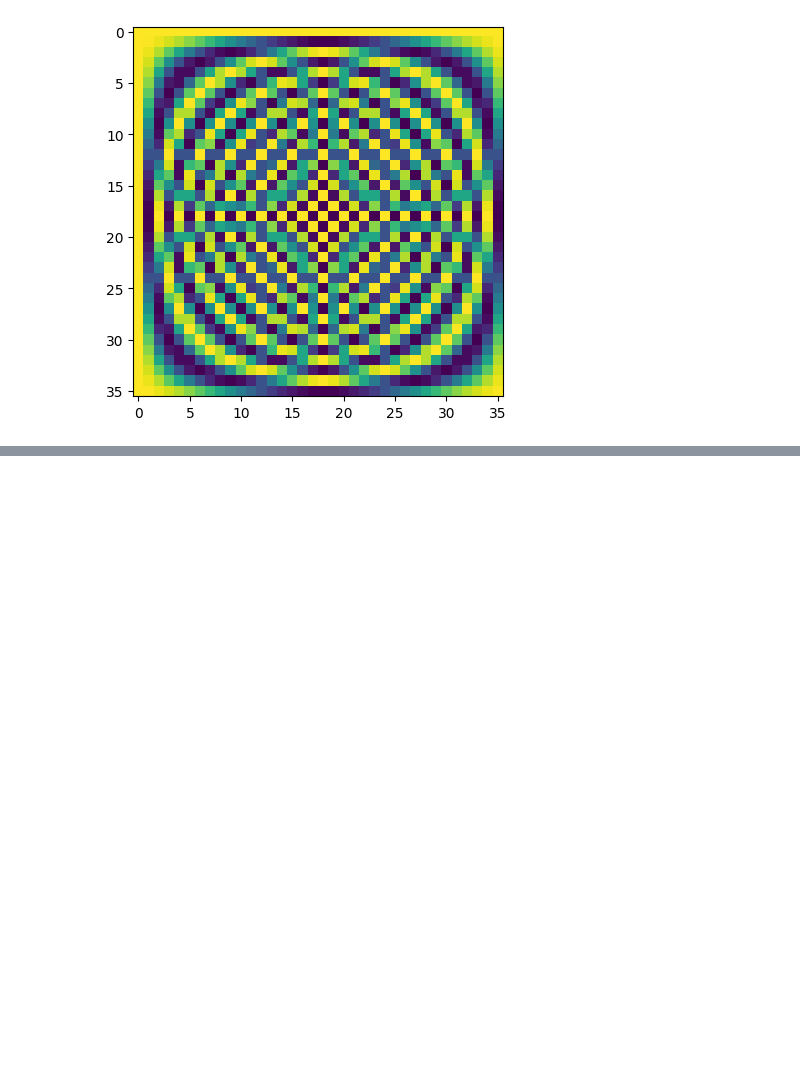
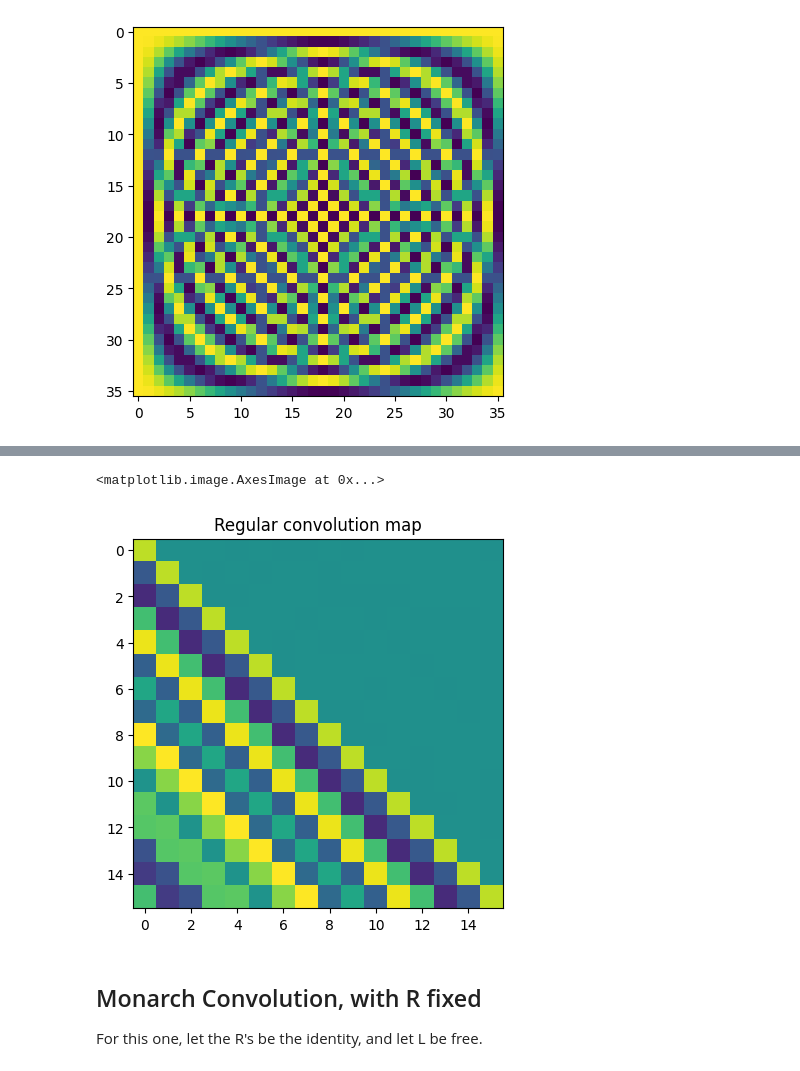
Before and after one commit to DanFu09/aquarium, a Jupyter notebook: notebooks/test_new_monarch.ipynb, the cells around one changed output, grey strips where cells are left out. Saved outputs shown, nothing was run; the diff lists cells and outputs as text; code cells hidden in the pictures; blank space fills up the shorter version.

Commit message:
Fixed new monarch

```diff
--- a/notebooks/test_new_monarch.ipynb
+++ b/notebooks/test_new_monarch.ipynb
@@ -411,0 +419,23 @@ plt.colorbar()
+# %%
+pad_mat = torch.zeros(2 * N, N, dtype=torch.cfloat)
+pad_mat[:N, :] = torch.diag(torch.ones(N, dtype=torch.cfloat))
+
+unpad_mat = pad_mat.T
+
+fft_2n = torch.view_as_complex(ref_dft_matrix(2 * N))
+ifft_2n = torch.view_as_complex(ref_idft_matrix(2 * N))
+K_f = fft_2n @ pad_mat @ k.to(torch.cfloat)
+
+K_f_diag = torch.diag(K_f)
+
+conv_map = unpad_mat @ ifft_2n @ K_f_diag @ fft_2n @ pad_mat
+
+plt.title('Regular convolution map')
+plt.imshow(conv_map.real, vmin=-2, vmax=2)
+# %% [output]
+<matplotlib.image.AxesImage at 0x...>
+[figure, added]
+# %% [markdown]
+## Monarch Convolution, with R fixed
+
+For this one, let the R's be the identity, and let L be free.
```
Also changed, not shown: parts of 13 cells of this notebook.
